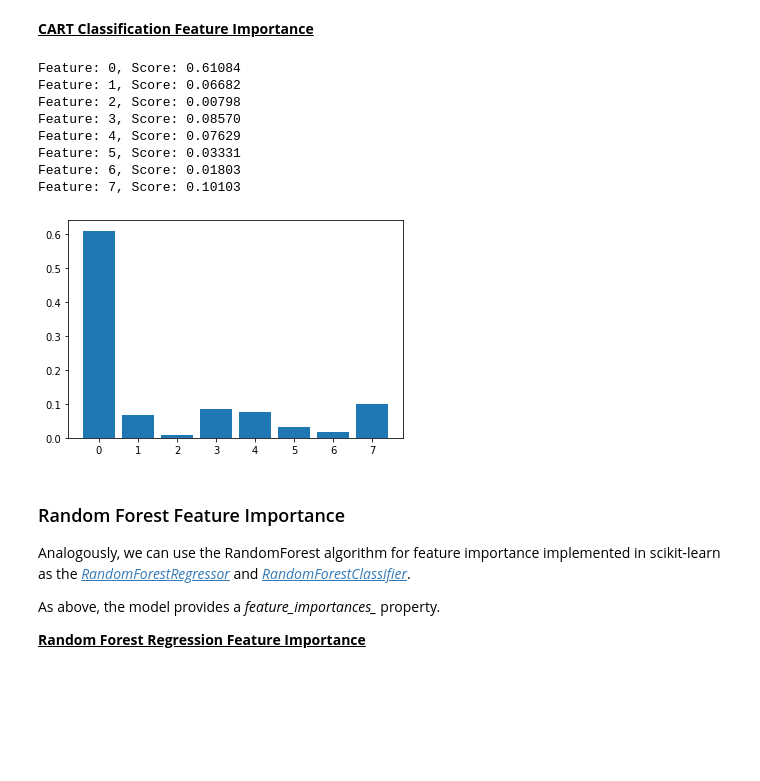
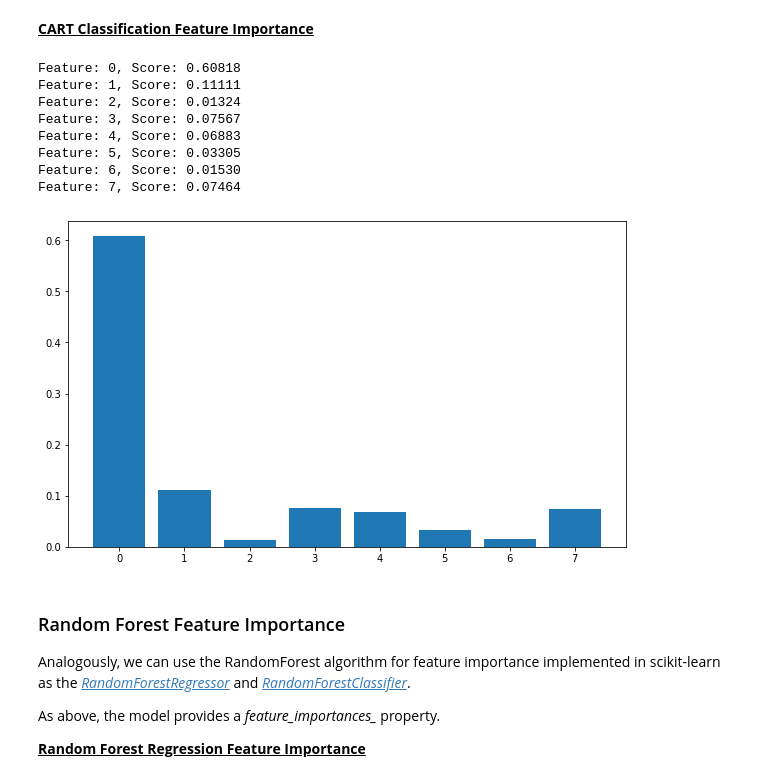
Before and after one commit to MachineLearningJournalClub/HowToTackleAMLCompetition, a Jupyter notebook: HowToTackleAMLCompetition/Lecture1|FeatureProcessing.ipynb, the cells around one changed output. Saved outputs shown, nothing was run; the diff lists cells and outputs as text; code cells hidden in the pictures; blank space fills up the shorter version.

```diff
--- a/HowToTackleAMLCompetition/Lecture1|FeatureProcessing.ipynb
+++ b/HowToTackleAMLCompetition/Lecture1|FeatureProcessing.ipynb
@@ -579,31 +578,29 @@ Feature: 7, Score: 0.00173
 
 **<ins>CART Classification Feature Importance</ins>**
 # %%
-# decision tree for feature importance on a classification problem
 from sklearn.tree import DecisionTreeClassifier
-from matplotlib import pyplot as plt
-# define the model
+
 model = DecisionTreeClassifier()
-# fit the model
 model.fit(X_clf, y_clf)
-# get importance
 importance = model.feature_importances_
-# summarize feature importance
+
 for i,v in enumerate(importance):
-	print('Feature: %0d, Score: %.5f' % (i,v))
-# plot feature importance
+	print("Feature: %0d, Score: %.5f" %(i,v))
+
+
+plt.figure(figsize = (10,6))
 plt.bar([x for x in range(len(importance))], importance)
 plt.show()
 # %% [output]
-Feature: 0, Score: 0.61084
-Feature: 1, Score: 0.06682
-Feature: 2, Score: 0.00798
-Feature: 3, Score: 0.08570
-Feature: 4, Score: 0.07629
-Feature: 5, Score: 0.03331
-Feature: 6, Score: 0.01803
-Feature: 7, Score: 0.10103
+Feature: 0, Score: 0.60818
+Feature: 1, Score: 0.11111
+Feature: 2, Score: 0.01324
+Feature: 3, Score: 0.07567
+Feature: 4, Score: 0.06883
+Feature: 5, Score: 0.03305
+Feature: 6, Score: 0.01530
+Feature: 7, Score: 0.07464
-[figure, old version]
+[figure, new version]
 # %% [markdown]
 <a id='section2.0.3'></a>
 ### Random Forest Feature Importance
```
Also changed, not shown: parts of 58 cells of this notebook.
